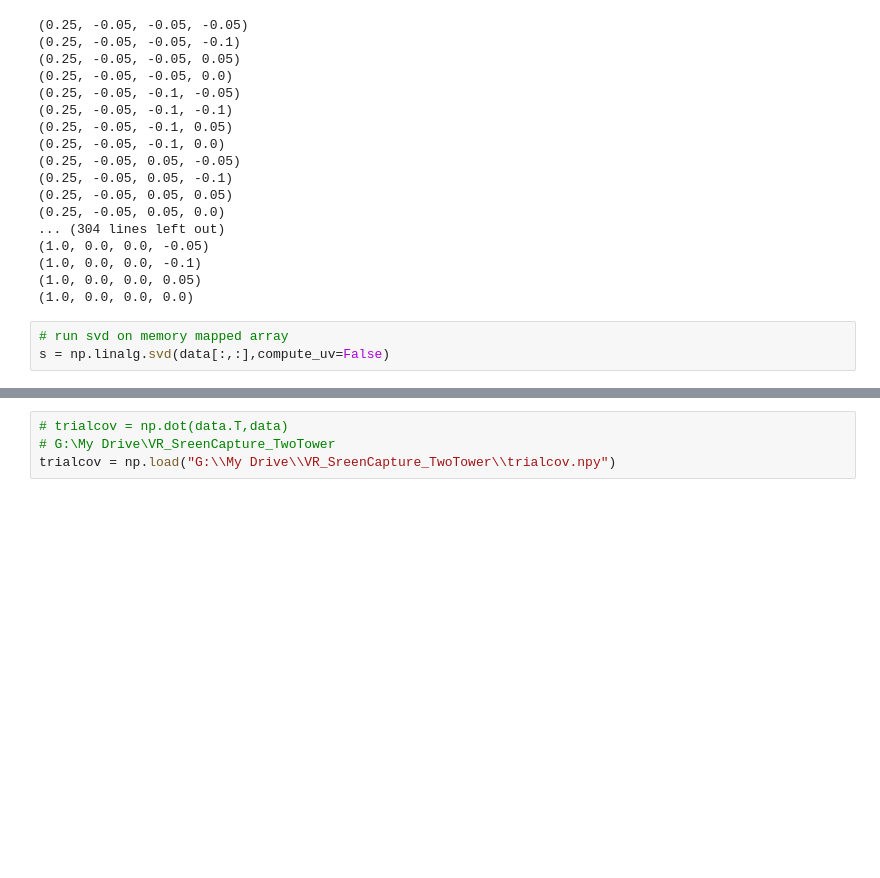
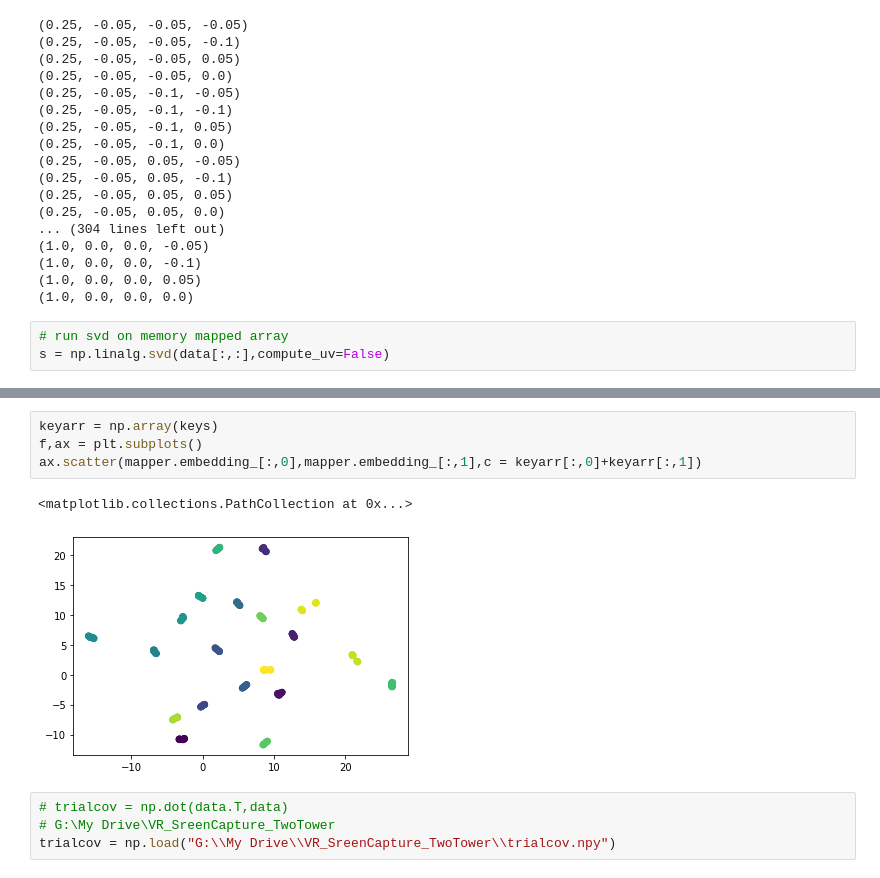
Before and after one commit to GiocomoLab/PlittGiocomo_2021, a Jupyter notebook: ProcessFrameGrabber.ipynb, the cells around one changed output, grey strips where cells are left out. Saved outputs shown, nothing was run; the diff lists cells and outputs as text; blank space fills up the shorter version.

```diff
--- a/ProcessFrameGrabber.ipynb
+++ b/ProcessFrameGrabber.ipynb
@@ -147,3 +162,10 @@ NameError: name 's' is not defined
+# %%
+keyarr = np.array(keys)
+f,ax = plt.subplots()
+ax.scatter(mapper.embedding_[:,0],mapper.embedding_[:,1],c = keyarr[:,0]+keyarr[:,1])
+# %% [output]
+<matplotlib.collections.PathCollection at 0x...>
+[figure, added]
 # %%
 # trialcov = np.dot(data.T,data)
 # G:\My Drive\VR_SreenCapture_TwoTower
```
Also changed, not shown: parts of 6 cells of this notebook.
